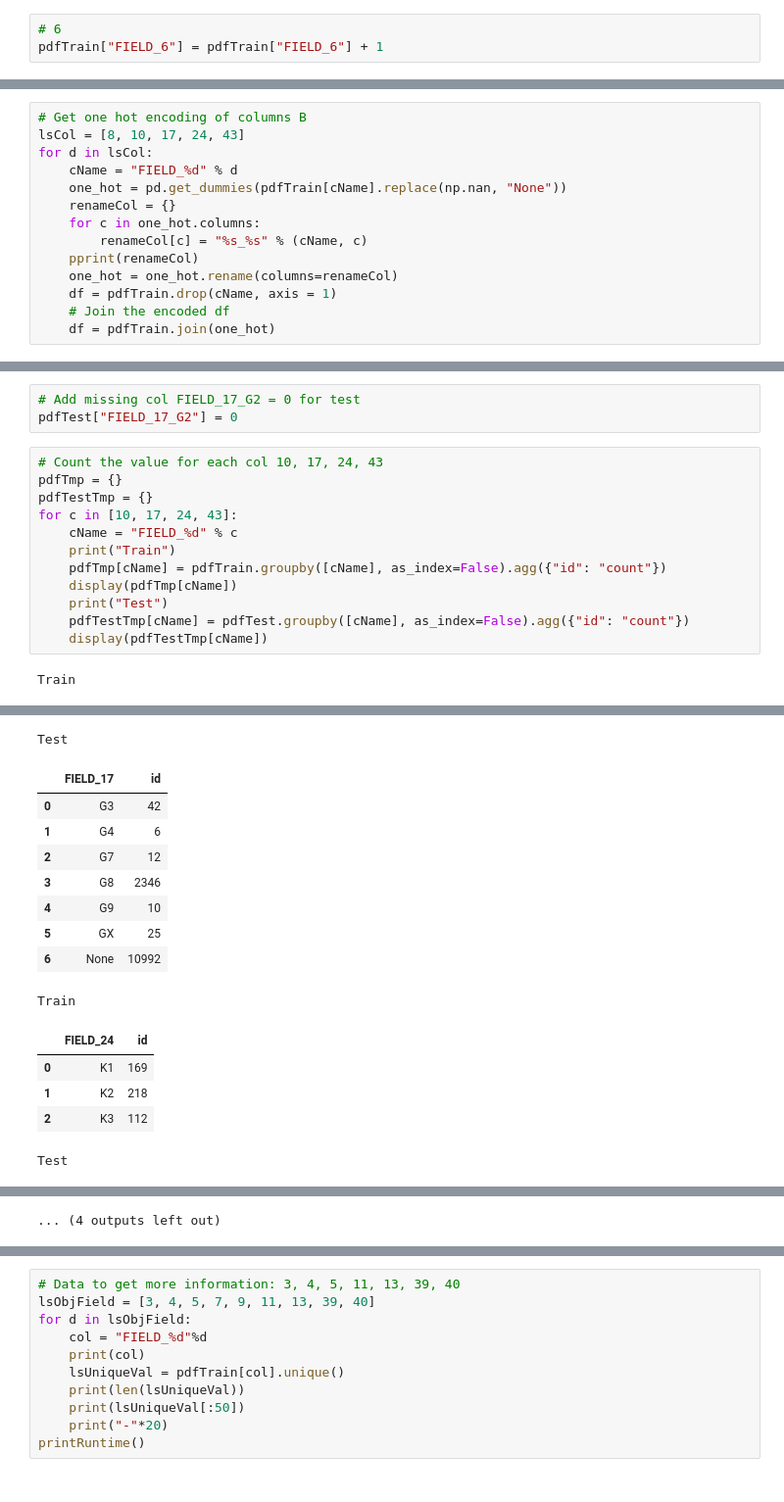
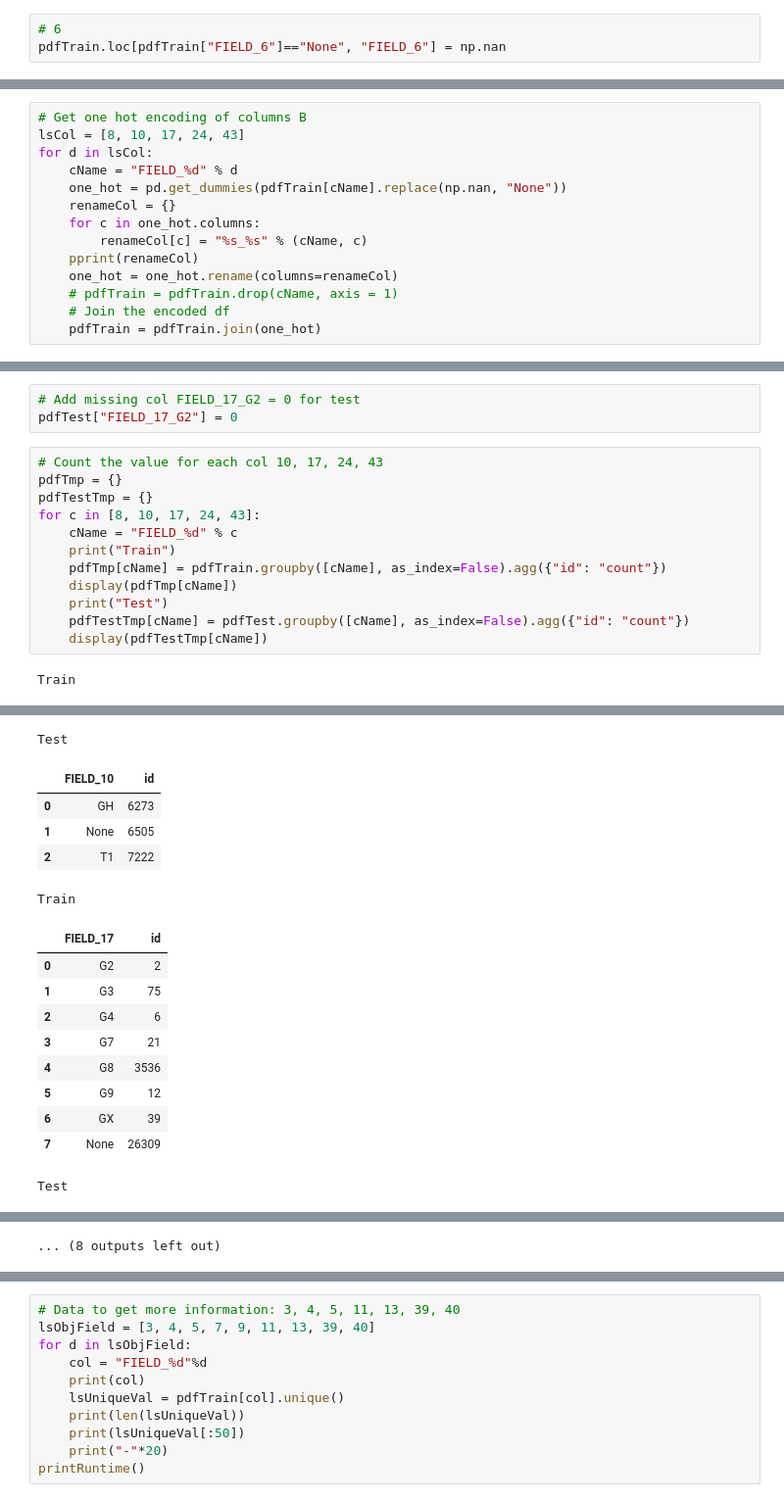
Before and after one commit to alerk/ml_class, a Jupyter notebook: 13.0.kalapa_challenge_eda.ipynb, the cells around one changed output, grey strips where cells are left out. Shown: that part at 98% size. Drawn from its saved outputs; the diff is of its cells as text.

```diff
--- a/13.0.kalapa_challenge_eda.ipynb
+++ b/13.0.kalapa_challenge_eda.ipynb
@@ -304,6 +311,6 @@ printRuntime()
 # %%
 # 6
-pdfTrain["FIELD_6"] = pdfTrain["FIELD_6"] + 1
+pdfTrain.loc[pdfTrain["FIELD_6"]=="None", "FIELD_6"] = np.nan
 # %%
 # 12
 pdfTrain.loc[~pdfTrain["FIELD_12"].isin(["None", "0", "1"]), "FIELD_12"] = "None"
@@ -392,9 +400,9 @@ for d in lsCol:
         renameCol[c] = "%s_%s" % (cName, c)
     pprint(renameCol)
     one_hot = one_hot.rename(columns=renameCol)
-    df = pdfTrain.drop(cName, axis = 1)
+    # pdfTrain = pdfTrain.drop(cName, axis = 1)
     # Join the encoded df
-    df = pdfTrain.join(one_hot)
+    pdfTrain = pdfTrain.join(one_hot)
 # %% [output]
 {'FEMALE': 'FIELD_8_FEMALE', 'MALE': 'FIELD_8_MALE', 'None': 'FIELD_8_None'}
 {'GH': 'FIELD_10_GH', 'None': 'FIELD_10_None', 'T1': 'FIELD_10_T1'}
@@ -420,7 +430,7 @@ pdfTest["FIELD_17_G2"] = 0
 # Count the value for each col 10, 17, 24, 43
 pdfTmp = {}
 pdfTestTmp = {}
-for c in [10, 17, 24, 43]:
+for c in [8, 10, 17, 24, 43]:
     cName = "FIELD_%d" % c
     print("Train")
     pdfTmp[cName] = pdfTrain.groupby([cName], as_index=False).agg({"id": "count"})
@@ -450,15 +457,16 @@ Train
 Test
-|  | FIELD_17 | id |
-| 0 | G3 | 42 |
-| 1 | G4 | 6 |
-| 2 | G7 | 12 |
-| 3 | G8 | 2346 |
-| 4 | G9 | 10 |
-| 5 | GX | 25 |
-| 6 | None | 10992 |
+|  | FIELD_10 | id |
+| 0 | GH | 6273 |
+| 1 | None | 6505 |
+| 2 | T1 | 7222 |
 Train
-|  | FIELD_24 | id |
-| 0 | K1 | 169 |
-| 1 | K2 | 218 |
-| 2 | K3 | 112 |
+|  | FIELD_17 | id |
+| 0 | G2 | 2 |
+| 1 | G3 | 75 |
+| 2 | G4 | 6 |
+| 3 | G7 | 21 |
+| 4 | G8 | 3536 |
+| 5 | G9 | 12 |
+| 6 | GX | 39 |
+| 7 | None | 26309 |
 Test
@@ -470 +481 @@ Test
-... (4 outputs left out)
+... (8 outputs left out)
```
Also changed, not shown: parts of 27 cells of this notebook, 5 other files.
